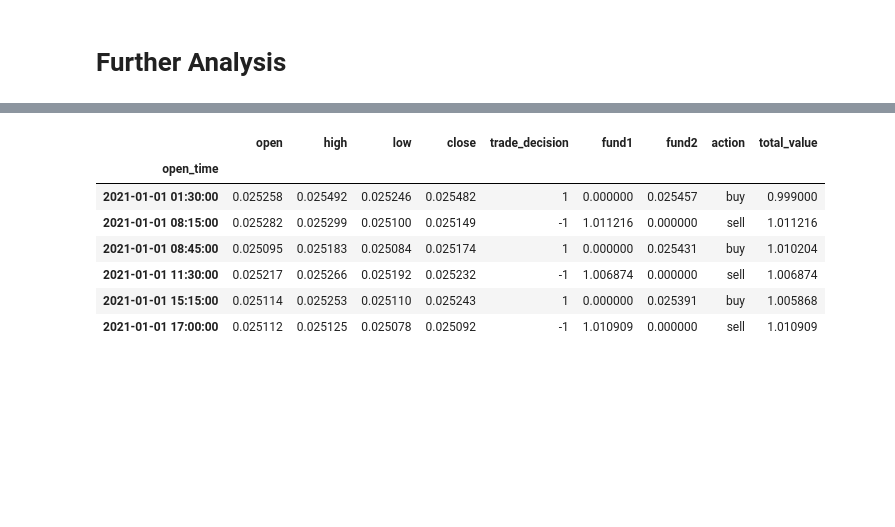
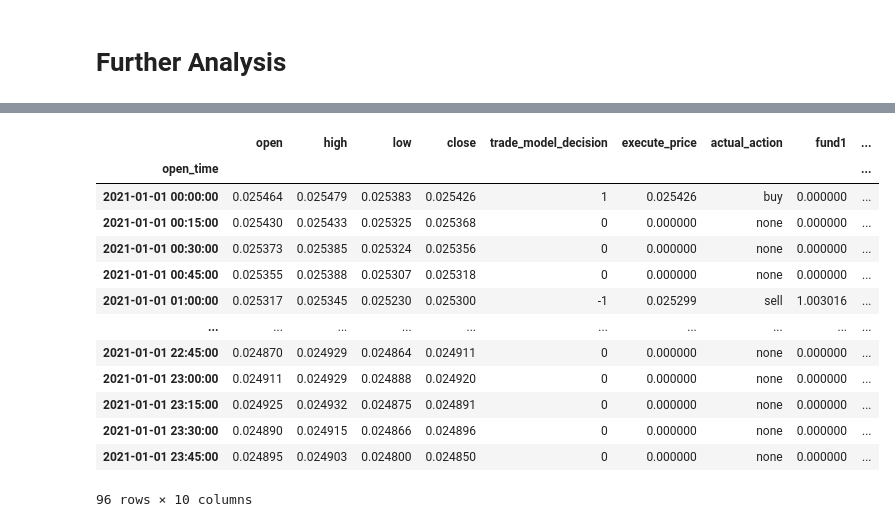
Before and after one commit to mads-swaps/swap-for-profit, a Jupyter notebook: aws/sam/mads-swap-app/swap_simulation/simulate_notebook_nm.ipynb, the cells around one changed output, grey strips where cells are left out. Drawn from its saved outputs; the diff is of its cells as text; code cells hidden in the pictures; blank space fills up the shorter version.

```diff
--- a/aws/sam/mads-swap-app/swap_simulation/simulate_notebook_nm.ipynb
+++ b/aws/sam/mads-swap-app/swap_simulation/simulate_notebook_nm.ipynb
@@ -269,16 +374,18 @@ def simulate_portfolio(start_time, end_time, portfolio):
             if batch_data[col].dtype.kind in ['b','O']:
                 batch_data[col] = batch_data[col].astype(int)
 
-        batch_model_decision = model.make_decision(batch_data[columns], extra_data, info_dict)
+        batch_model_decision, batch_execute_price = model.make_decision(batch_data[columns], extra_data, info_dict)
 
-        ref_data['trade_decision'] = batch_model_decision.values
+        ref_data['trade_model_decision'] = batch_model_decision.values
+
+        ref_data['execute_price'] = batch_execute_price.values
 
         all_output.append(ref_data)
         current_time = batch_close_time
 
     results = pd.concat(all_output)
 
-    results[['fund1','fund2','action']] = np.nan
+    results[['actual_action','fund1','fund2']] = np.nan
     cur_funds = [starting_funds,0]
     results.iloc[0, results.columns.get_loc('fund1')] = starting_funds
     results.iloc[0, results.columns.get_loc('fund2')] = 0
@@ -286,23 +393,26 @@ def simulate_portfolio(start_time, end_time, portfolio):
     print("...Simulating actions...")
 
     for x,r in results.iterrows():
-        if cur_funds[0] > 0:
-            if r['trade_decision'] == 1:
-                cur_funds[1] = ((cur_funds[0]-trading_fees_buy) * r['close']) * fee_multiplier
+        if cur_funds[0] > 0 and cur_funds[1] == 0:
+            if r['trade_model_decision'] > 0:
+                cur_funds[1] = ((cur_funds[0]-trading_fees_buy) * r['execute_price']) * fee_multiplier
                 cur_funds[0] = 0
                 results.loc[x,'fund1'] = cur_funds[0]
                 results.loc[x,'fund2'] = cur_funds[1]
-                results.loc[x,'action'] = 'buy'
-        else:
-            if r['trade_decision'] == -1:
-                cur_funds[0] = ((cur_funds[1]-trading_fees_sell) / r['close']) * fee_multiplier
+                results.loc[x,'actual_action'] = 'buy'
+        elif cur_funds[1] > 0 and cur_funds[0] == 0:
+            if r['trade_model_decision'] < 0:
+                cur_funds[0] = ((cur_funds[1]-trading_fees_sell) / r['execute_price']) * fee_multiplier
                 cur_funds[1] = 0
                 results.loc[x,'fund1'] = cur_funds[0]
                 results.loc[x,'fund2'] = cur_funds[1]
-                results.loc[x,'action'] = 'sell'
+                results.loc[x,'actual_action'] = 'sell'
+        else:
+            # you have run out of money!
+            pass
     results[['fund1','fund2']] = results[['fund1','fund2']].ffill()
     results['total_value'] = results['fund1'] + results['fund2'] / results['close']
-    results['action'] = results['action'].fillna('none')
+    results['actual_action'] = results['actual_action'].fillna('none')
     return portfolio_name, results
 # %% [markdown]
 # START OF SIMULATION
@@ -396,0 +552,11 @@ df = simulation_results['NM_ETHBTC_GradBoost_alpha1']
+# %%
+model_to_analyze = 'NM_ETHBTC_NaiveBayes'
+
+df = simulation_results[model_to_analyze][['open','high','low','close','execute_price','actual_action','total_value']].copy()
+df = df[df.actual_action!= 'none']
+df['profit'] = df.total_value.diff()
+df['price_diff'] = df.execute_price.diff()
+df['target_sale'] = (df.actual_action=='sell') & (df.price_diff<0)
+df['stoploss_sale'] = (df.actual_action=='sell') & (df.price_diff>0)
+df['target_loss'] = (df['target_sale']==True) & (df['profit'] < 0)
+df
@@ -397,11 +607,17 @@ df = simulation_results['NM_ETHBTC_GradBoost_alpha1']
 # %%
-df[df.action !='none'].loc['2021-01-01']
+df.loc['2021-01-01']
 # %% [output]
-|  | open | high | low | close | trade_decision | fund1 | fund2 | action | total_value |
-| open_time |  |  |  |  |  |  |  |  |  |
-| 2021-01-01 01:30:00 | 0.025258 | 0.025492 | 0.025246 | 0.025482 | 1 | 0.000000 | 0.025457 | buy | 0.999000 |
-| 2021-01-01 08:15:00 | 0.025282 | 0.025299 | 0.025100 | 0.025149 | -1 | 1.011216 | 0.000000 | sell | 1.011216 |
-| 2021-01-01 08:45:00 | 0.025095 | 0.025183 | 0.025084 | 0.025174 | 1 | 0.000000 | 0.025431 | buy | 1.010204 |
-| 2021-01-01 11:30:00 | 0.025217 | 0.025266 | 0.025192 | 0.025232 | -1 | 1.006874 | 0.000000 | sell | 1.006874 |
-| 2021-01-01 15:15:00 | 0.025114 | 0.025253 | 0.025110 | 0.025243 | 1 | 0.000000 | 0.025391 | buy | 1.005868 |
-| 2021-01-01 17:00:00 | 0.025112 | 0.025125 | 0.025078 | 0.025092 | -1 | 1.010909 | 0.000000 | sell | 1.010909 |
+|  | open | high | low | close | trade_model_decision | execute_price | actual_action | fund1 | ... |
+| open_time |  |  |  |  |  |  |  |  | ... |
+| 2021-01-01 00:00:00 | 0.025464 | 0.025479 | 0.025383 | 0.025426 | 1 | 0.025426 | buy | 0.000000 | ... |
+| 2021-01-01 00:15:00 | 0.025430 | 0.025433 | 0.025325 | 0.025368 | 0 | 0.000000 | none | 0.000000 | ... |
+| 2021-01-01 00:30:00 | 0.025373 | 0.025385 | 0.025324 | 0.025356 | 0 | 0.000000 | none | 0.000000 | ... |
+| 2021-01-01 00:45:00 | 0.025355 | 0.025388 | 0.025307 | 0.025318 | 0 | 0.000000 | none | 0.000000 | ... |
+| 2021-01-01 01:00:00 | 0.025317 | 0.025345 | 0.025230 | 0.025300 | -1 | 0.025299 | sell | 1.003016 | ... |
+| ... | ... | ... | ... | ... | ... | ... | ... | ... | ... |
+| 2021-01-01 22:45:00 | 0.024870 | 0.024929 | 0.024864 | 0.024911 | 0 | 0.000000 | none | 0.000000 | ... |
+| 2021-01-01 23:00:00 | 0.024911 | 0.024929 | 0.024888 | 0.024920 | 0 | 0.000000 | none | 0.000000 | ... |
+| 2021-01-01 23:15:00 | 0.024925 | 0.024932 | 0.024875 | 0.024891 | 0 | 0.000000 | none | 0.000000 | ... |
+| 2021-01-01 23:30:00 | 0.024890 | 0.024915 | 0.024866 | 0.024896 | 0 | 0.000000 | none | 0.000000 | ... |
+| 2021-01-01 23:45:00 | 0.024895 | 0.024903 | 0.024800 | 0.024850 | 0 | 0.000000 | none | 0.000000 | ... |
+96 rows × 10 columns
```
Also changed, not shown: parts of 17 cells of this notebook, 8 other files.
